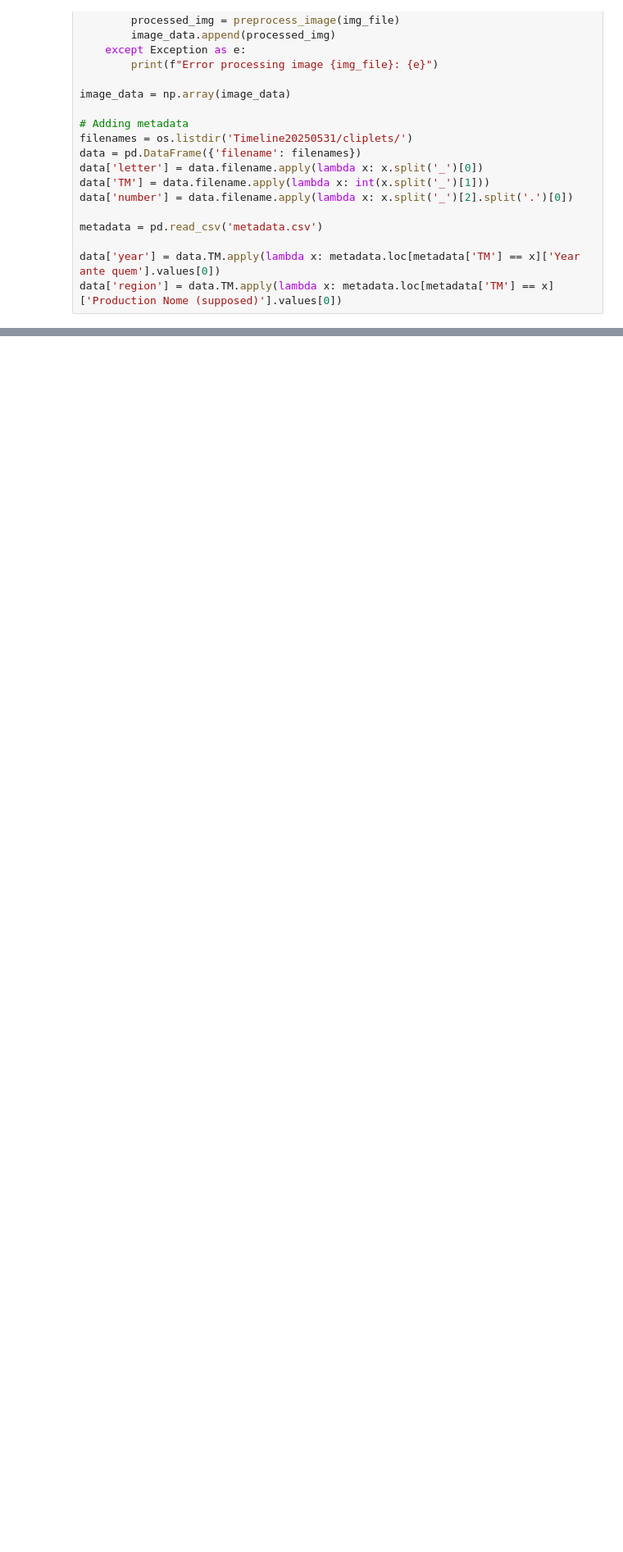
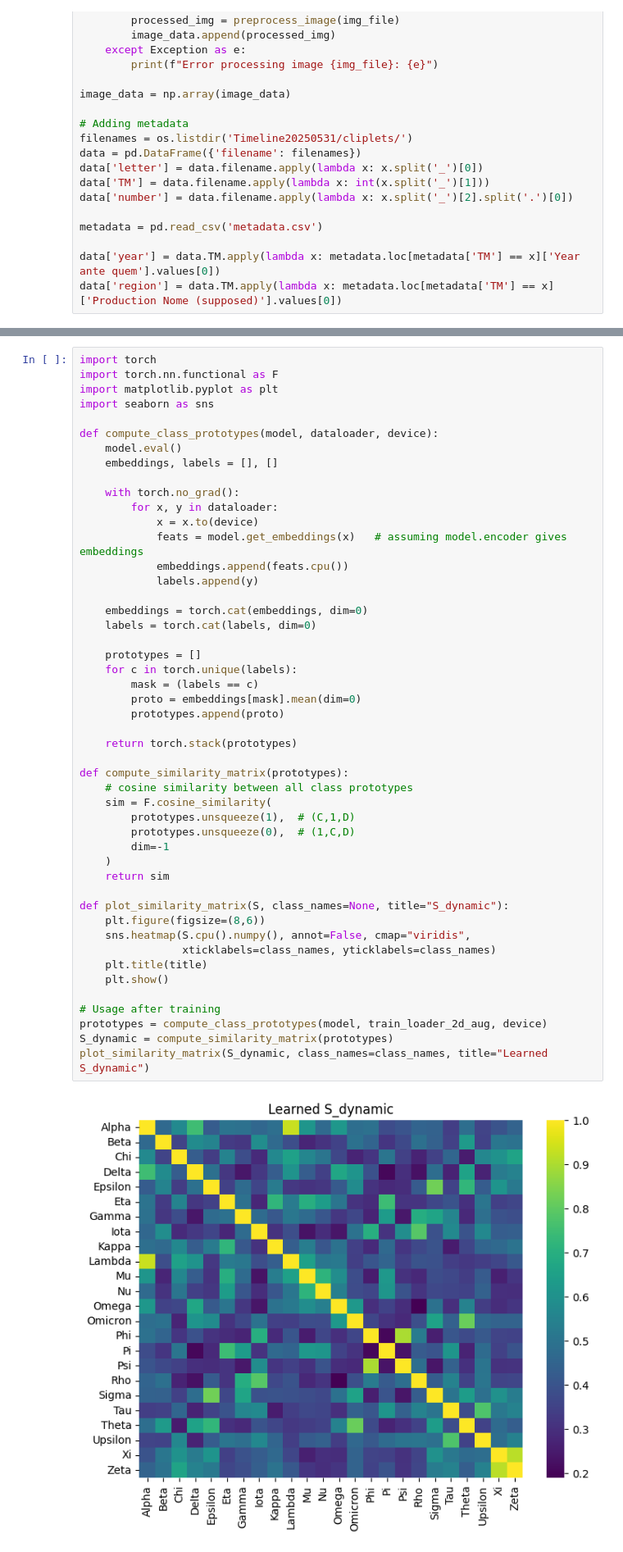
Before and after one commit to ipavlopoulos/diachronic-greek-letterforms, a Jupyter notebook: fCNN+SCL.ipynb, the cells around one changed output, grey strips where cells are left out. Shown at 82% size. Drawn from its saved outputs; the diff is of its cells as text; blank space fills up the shorter version.

```diff
--- a/fCNN+SCL.ipynb
+++ b/fCNN+SCL.ipynb
@@ -846,0 +930,50 @@ weighted avg       0.79      0.79      0.79      2603
+# %%
+import torch
+import torch.nn.functional as F
+import matplotlib.pyplot as plt
+import seaborn as sns
+
+def compute_class_prototypes(model, dataloader, device):
+    model.eval()
+    embeddings, labels = [], []
+
+    with torch.no_grad():
+        for x, y in dataloader:
+            x = x.to(device)
+            feats = model.get_embeddings(x)   # assuming model.encoder gives embeddings
+            embeddings.append(feats.cpu())
+            labels.append(y)
+
+    embeddings = torch.cat(embeddings, dim=0)
+    labels = torch.cat(labels, dim=0)
+
+    prototypes = []
+    for c in torch.unique(labels):
+        mask = (labels == c)
+        proto = embeddings[mask].mean(dim=0)
+        prototypes.append(proto)
+
+    return torch.stack(prototypes)
+
+def compute_similarity_matrix(prototypes):
+    # cosine similarity between all class prototypes
+    sim = F.cosine_similarity(
+        prototypes.unsqueeze(1),  # (C,1,D)
+        prototypes.unsqueeze(0),  # (1,C,D)
+        dim=-1
+    )
+    return sim
+
+def plot_similarity_matrix(S, class_names=None, title="S_dynamic"):
+    plt.figure(figsize=(8,6))
+    sns.heatmap(S.cpu().numpy(), annot=False, cmap="viridis",
+                xticklabels=class_names, yticklabels=class_names)
+    plt.title(title)
+    plt.show()
+
+# Usage after training
+prototypes = compute_class_prototypes(model, train_loader_2d_aug, device)
+S_dynamic = compute_similarity_matrix(prototypes)
+plot_similarity_matrix(S_dynamic, class_names=class_names, title="Learned S_dynamic")
+# %% [output]
+[figure, added]
```
Also changed, not shown: parts of 17 cells of this notebook.
